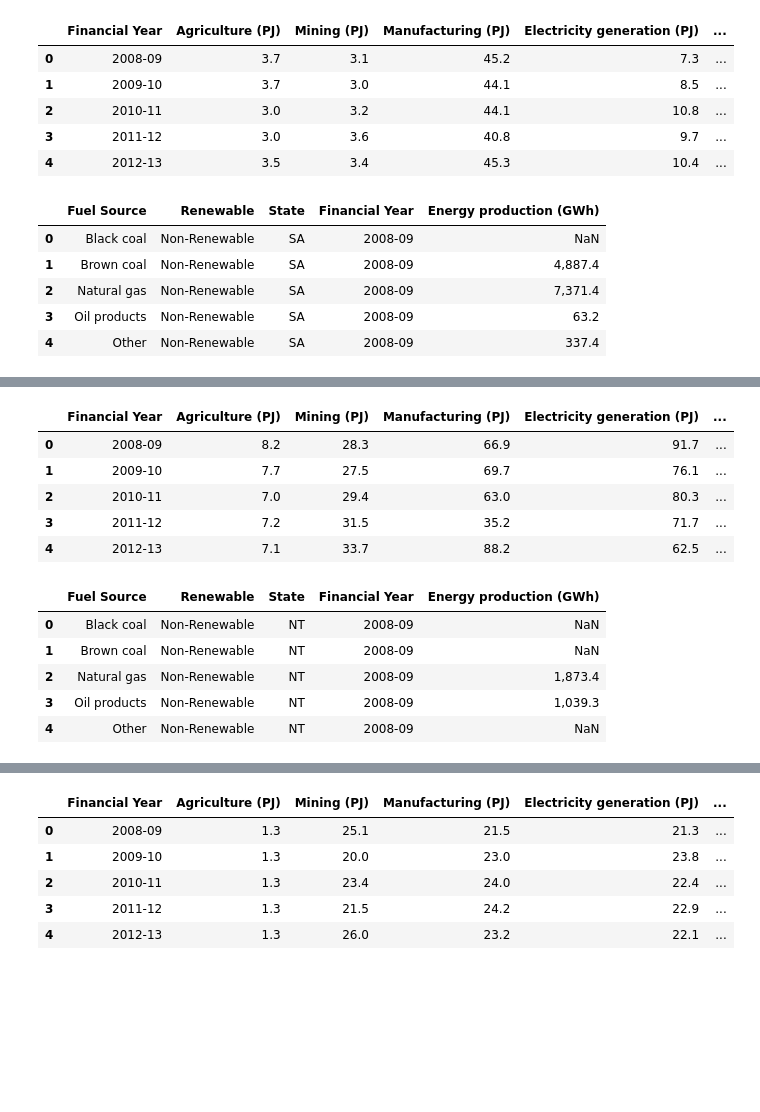
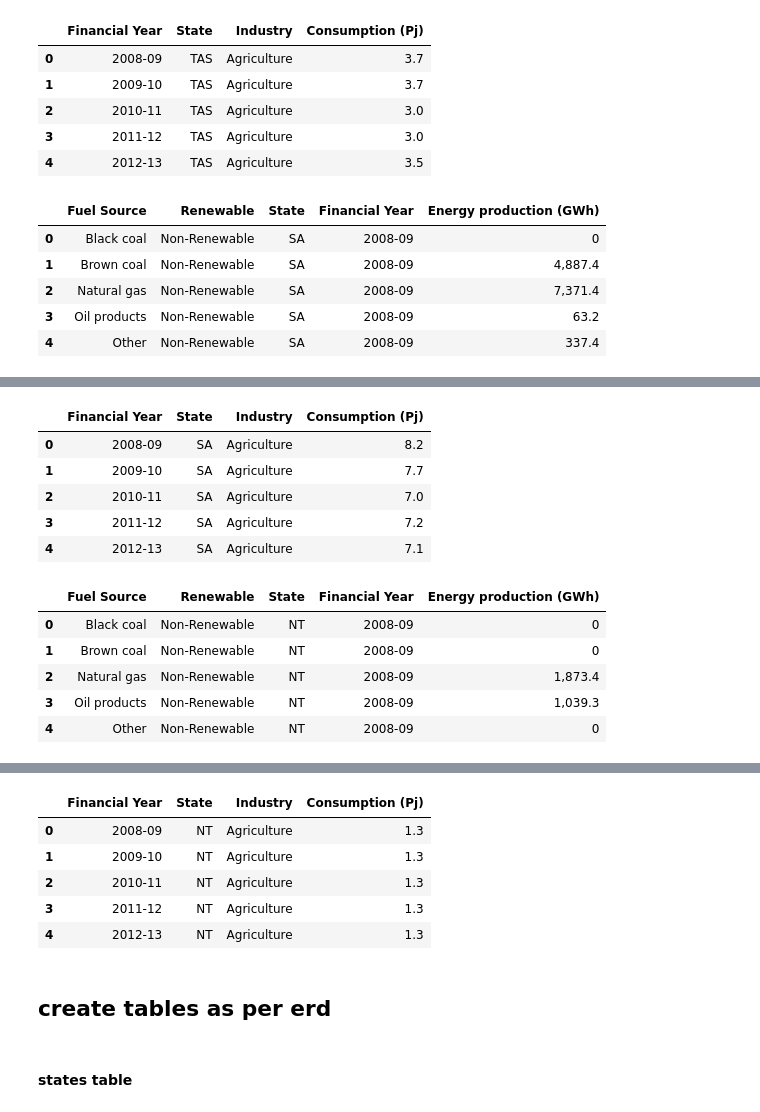
Before and after one commit to Lopokoiyit/PROJECT2-, a Jupyter notebook: data/data_cleaning.ipynb, the cells around one changed output, grey strips where cells are left out. Saved outputs shown, nothing was run; the diff lists cells and outputs as text; code cells hidden in the pictures; blank space fills up the shorter version.

```diff
--- a/data/data_cleaning.ipynb
+++ b/data/data_cleaning.ipynb
@@ -169,22 +196,25 @@ tas_consumption_df.head()
 # %%
 tas_industry_consumption_df = pd.read_csv("csv/tas_industry_consumption.csv")
 tas_industry_consumption_df["State"] = "TAS"
+tas_industry_consumption_df = tas_industry_consumption_df.melt(id_vars=["Financial Year", "State"], var_name="Industry", value_name="Consumption (Pj)")
 tas_industry_consumption_df.head()
 # %% [output]
-|  | Financial Year | Agriculture (PJ) | Mining (PJ) | Manufacturing (PJ) | Electricity generation (PJ) | ... |
-| 0 | 2008-09 | 3.7 | 3.1 | 45.2 | 7.3 | ... |
-| 1 | 2009-10 | 3.7 | 3.0 | 44.1 | 8.5 | ... |
-| 2 | 2010-11 | 3.0 | 3.2 | 44.1 | 10.8 | ... |
-| 3 | 2011-12 | 3.0 | 3.6 | 40.8 | 9.7 | ... |
-| 4 | 2012-13 | 3.5 | 3.4 | 45.3 | 10.4 | ... |
+|  | Financial Year | State | Industry | Consumption (Pj) |
+| 0 | 2008-09 | TAS | Agriculture | 3.7 |
+| 1 | 2009-10 | TAS | Agriculture | 3.7 |
+| 2 | 2010-11 | TAS | Agriculture | 3.0 |
+| 3 | 2011-12 | TAS | Agriculture | 3.0 |
+| 4 | 2012-13 | TAS | Agriculture | 3.5 |
 # %%
 sa_production_df=pd.read_csv("csv/sa_production.csv")
 sa_production_df["State"] = "SA"
 sa_production_df = sa_production_df.melt(id_vars=["Fuel Source", "Renewable", "State"], var_name ="Financial Year", value_name="Energy production (GWh)")
+sa_production_df["Energy production (GWh)"]=sa_production_df["Energy production (GWh)"].fillna(0)
+sa_production_df["Fuel Source"]=sa_production_df["Fuel Source"].str.strip()
 sa_production_df.head()
 # %% [output]
 |  | Fuel Source | Renewable | State | Financial Year | Energy production (GWh) |
-| 0 | Black coal | Non-Renewable | SA | 2008-09 | NaN |
+| 0 | Black coal | Non-Renewable | SA | 2008-09 | 0 |
 | 1 | Brown coal | Non-Renewable | SA | 2008-09 | 4,887.4 |
 | 2 | Natural gas | Non-Renewable | SA | 2008-09 | 7,371.4 |
 | 3 | Oil products | Non-Renewable | SA | 2008-09 | 63.2 |
@@ -203,26 +233,29 @@ sa_consumption_df.head()
 # %%
 sa_industry_consumption_df = pd.read_csv("csv/sa_industry_consumption.csv")
 sa_industry_consumption_df["State"] = "SA"
+sa_industry_consumption_df = sa_industry_consumption_df.melt(id_vars=["Financial Year", "State"], var_name="Industry", value_name="Consumption (Pj)")
 sa_industry_consumption_df.head()
 # %% [output]
-|  | Financial Year | Agriculture (PJ) | Mining (PJ) | Manufacturing (PJ) | Electricity generation (PJ) | ... |
-| 0 | 2008-09 | 8.2 | 28.3 | 66.9 | 91.7 | ... |
-| 1 | 2009-10 | 7.7 | 27.5 | 69.7 | 76.1 | ... |
-| 2 | 2010-11 | 7.0 | 29.4 | 63.0 | 80.3 | ... |
-| 3 | 2011-12 | 7.2 | 31.5 | 35.2 | 71.7 | ... |
-| 4 | 2012-13 | 7.1 | 33.7 | 88.2 | 62.5 | ... |
+|  | Financial Year | State | Industry | Consumption (Pj) |
+| 0 | 2008-09 | SA | Agriculture | 8.2 |
+| 1 | 2009-10 | SA | Agriculture | 7.7 |
+| 2 | 2010-11 | SA | Agriculture | 7.0 |
+| 3 | 2011-12 | SA | Agriculture | 7.2 |
+| 4 | 2012-13 | SA | Agriculture | 7.1 |
 # %%
 nt_production_df=pd.read_csv("csv/nt_production.csv")
 nt_production_df["State"] = "NT"
 nt_production_df = nt_production_df.melt(id_vars=["Fuel Source", "Renewable", "State"], var_name ="Financial Year", value_name="Energy production (GWh)")
+nt_production_df["Energy production (GWh)"]=nt_production_df["Energy production (GWh)"].fillna(0)
+nt_production_df["Fuel Source"]=nt_production_df["Fuel Source"].str.strip()
 nt_production_df.head()
 # %% [output]
 |  | Fuel Source | Renewable | State | Financial Year | Energy production (GWh) |
-| 0 | Black coal | Non-Renewable | NT | 2008-09 | NaN |
-| 1 | Brown coal | Non-Renewable | NT | 2008-09 | NaN |
+| 0 | Black coal | Non-Renewable | NT | 2008-09 | 0 |
+| 1 | Brown coal | Non-Renewable | NT | 2008-09 | 0 |
 | 2 | Natural gas | Non-Renewable | NT | 2008-09 | 1,873.4 |
 | 3 | Oil products | Non-Renewable | NT | 2008-09 | 1,039.3 |
-| 4 | Other | Non-Renewable | NT | 2008-09 | NaN |
+| 4 | Other | Non-Renewable | NT | 2008-09 | 0 |
 # %%
 nt_consumption_df = pd.read_csv("csv/nt_consumption.csv")
 nt_consumption_df["State"] = "NT"
@@ -237,11 +270,16 @@ nt_consumption_df.head()
 # %%
 nt_industry_consumption_df = pd.read_csv("csv/nt_industry_consumption.csv")
 nt_industry_consumption_df["State"] = "NT"
+nt_industry_consumption_df = nt_industry_consumption_df.melt(id_vars=["Financial Year", "State"], var_name="Industry", value_name="Consumption (Pj)")
 nt_industry_consumption_df.head()
 # %% [output]
-|  | Financial Year | Agriculture (PJ) | Mining (PJ) | Manufacturing (PJ) | Electricity generation (PJ) | ... |
-| 0 | 2008-09 | 1.3 | 25.1 | 21.5 | 21.3 | ... |
-| 1 | 2009-10 | 1.3 | 20.0 | 23.0 | 23.8 | ... |
-| 2 | 2010-11 | 1.3 | 23.4 | 24.0 | 22.4 | ... |
-| 3 | 2011-12 | 1.3 | 21.5 | 24.2 | 22.9 | ... |
-| 4 | 2012-13 | 1.3 | 26.0 | 23.2 | 22.1 | ... |
+|  | Financial Year | State | Industry | Consumption (Pj) |
+| 0 | 2008-09 | NT | Agriculture | 1.3 |
+| 1 | 2009-10 | NT | Agriculture | 1.3 |
+| 2 | 2010-11 | NT | Agriculture | 1.3 |
+| 3 | 2011-12 | NT | Agriculture | 1.3 |
+| 4 | 2012-13 | NT | Agriculture | 1.3 |
+# %% [markdown]
+## create tables as per erd
+# %% [markdown]
+#### states table
```
Also changed, not shown: parts of 26 cells of this notebook, 10 other files.
